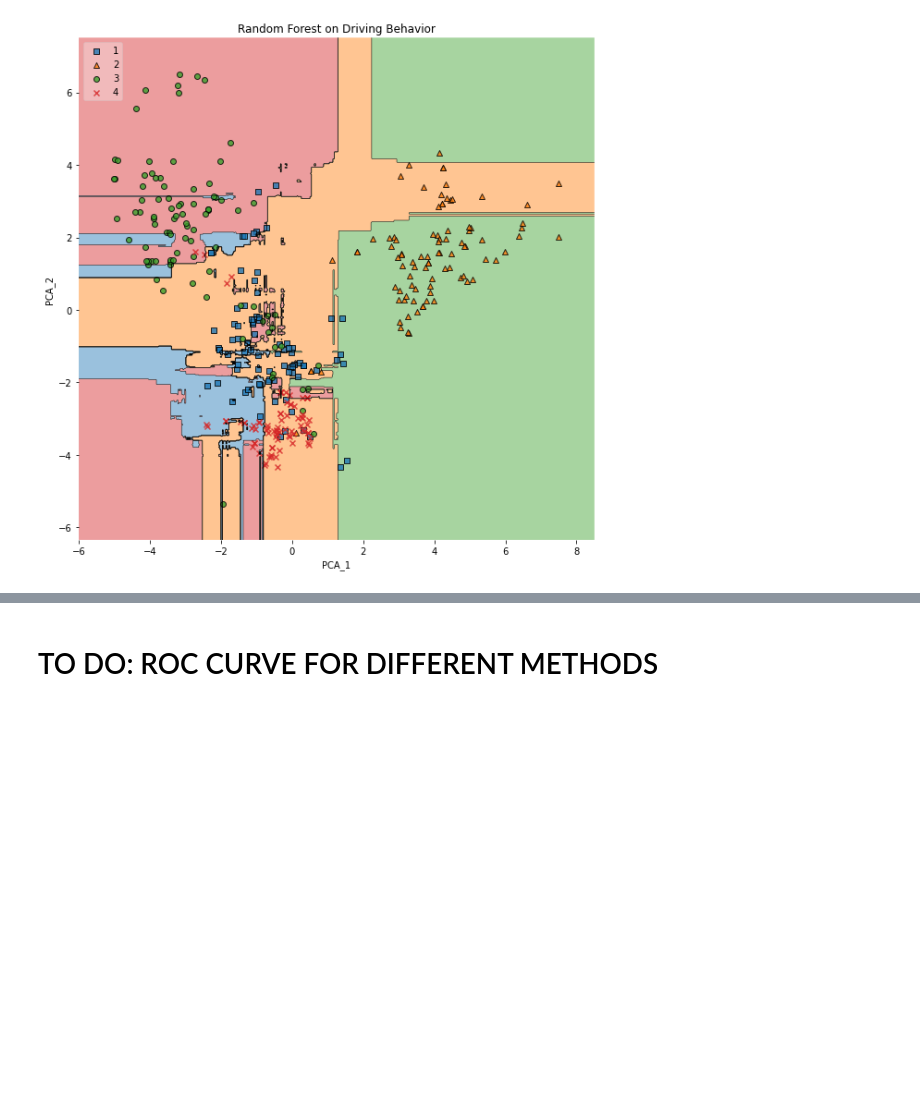
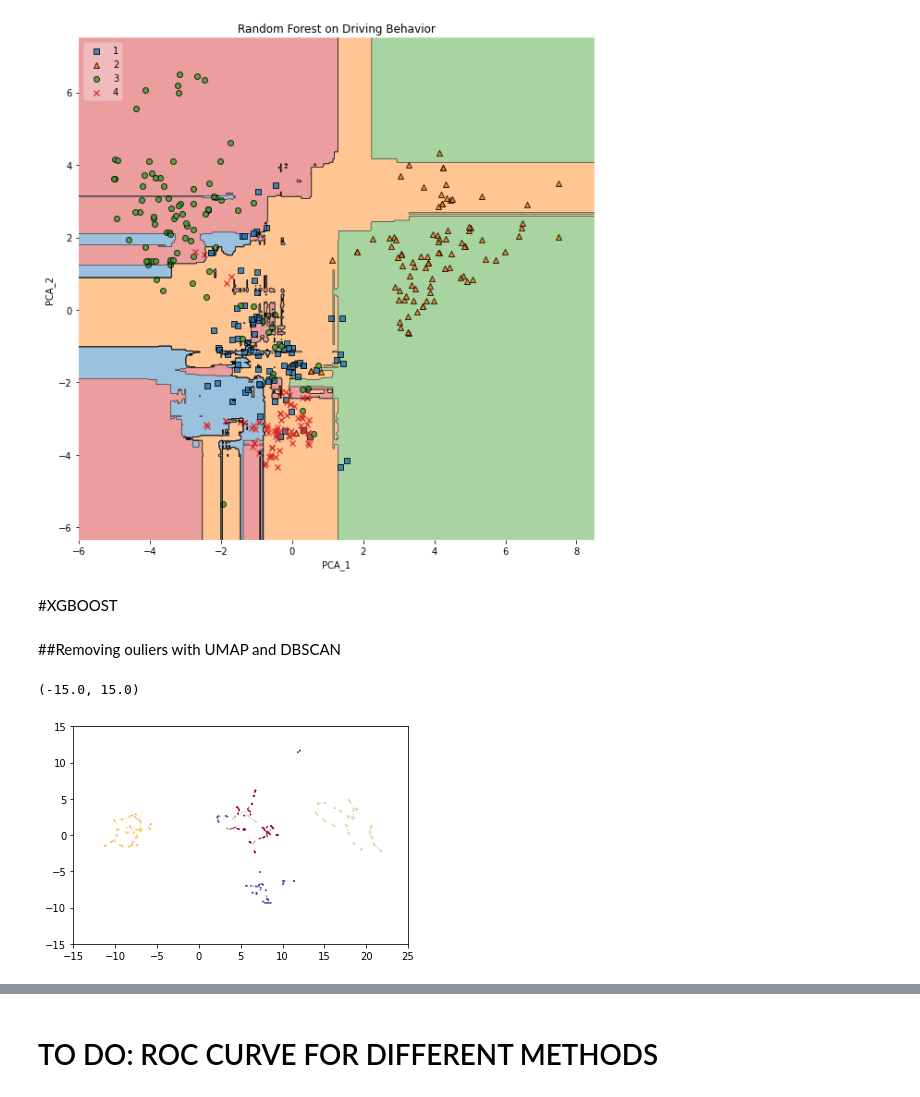
Before and after one commit to monikachudyba/MachineLearningProjects, a Jupyter notebook: Driving Behavior Dataset.ipynb, the cells around one changed output, grey strips where cells are left out. Saved outputs shown, nothing was run; the diff lists cells and outputs as text; code cells hidden in the pictures; blank space fills up the shorter version.

Commit message:
outliers detection for xgboost

```diff
--- a/Driving Behavior Dataset.ipynb
+++ b/Driving Behavior Dataset.ipynb
@@ -581,3 +598,20 @@ plt.title('Random Forest on Driving Behavior')
 plt.show()
 # %% [output]
 [figure]
+# %% [markdown]
+#XGBOOST
+# %% [markdown]
+##Removing ouliers with UMAP and DBSCAN
+# %%
+scaler = StandardScaler()
+scaler.fit(df_clear.iloc[:, 1:])
+X = scaler.transform(df_clear.iloc[:, 1:])
+
+standard_embedding = umap.UMAP(random_state=33).fit_transform(X)
+plt.scatter(standard_embedding[:, 0], standard_embedding[:, 1], c=df_clear['Target'], s=0.1, cmap='Spectral')
+ax = plt.gca()
+ax.set_xlim([-15, 25])
+ax.set_ylim([-15, 15])
+# %% [output]
+(-15.0, 15.0)
+[figure, added]
```
Also changed, not shown: parts of 22 cells of this notebook.
